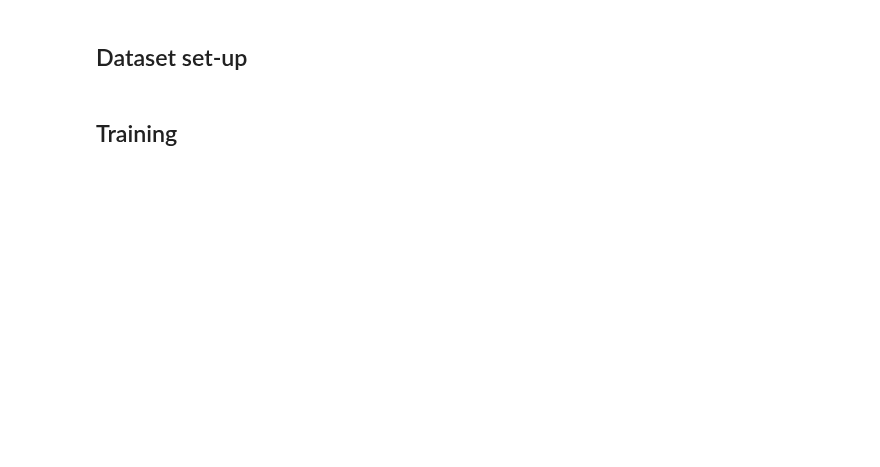
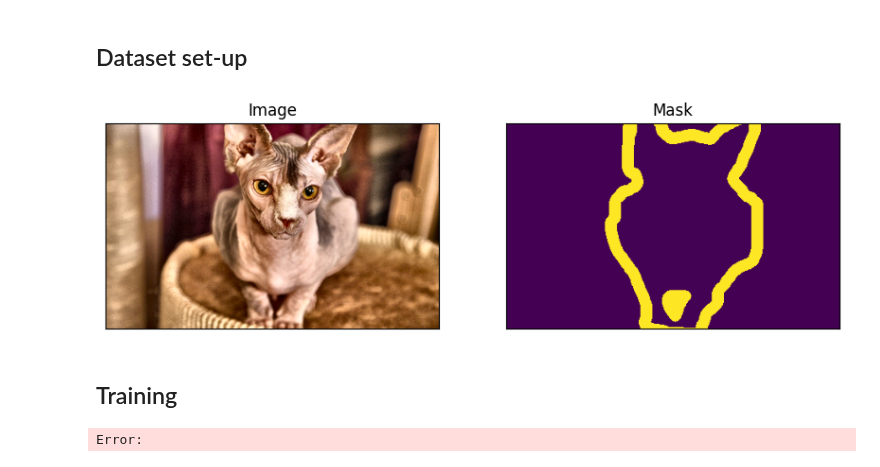
Before and after one commit to G30rg3ab/Computer-Vision-Project, a Jupyter notebook: train_unet.ipynb, the cells around one changed output. Drawn from its saved outputs; the diff is of its cells as text; code cells hidden in the pictures; blank space fills up the shorter version.

```diff
--- a/train_unet.ipynb
+++ b/train_unet.ipynb
@@ -89,6 +92,12 @@ val_dataset  = CVDataset(x_val_fps, y_val_fps, augmentation=val_augmentation, pr
 
 train_loader = DataLoader(train_dataset,batch_size= 16,num_workers=4,pin_memory=True,shuffle=True)
 val_loader = DataLoader(val_dataset,batch_size= 16,num_workers=4,pin_memory=True,shuffle=False)
+# %%
+from segmentation.show import visualise_data
+image, mask = train_dataset[1]
+visualise_data(image = image, mask = mask)
+# %% [output]
+[figure, added]
 # %% [markdown]
 ## Training
 # %%
@@ -322,3 +331,7 @@ unet_trainer = Trainer(
     )
 
 #unet_trainer.load_checkpoint()
+# %%
+unet_trainer.train()
+# %% [output]
+Error:
```
Also changed, not shown: parts of 2 cells of this notebook, 2 other files.
